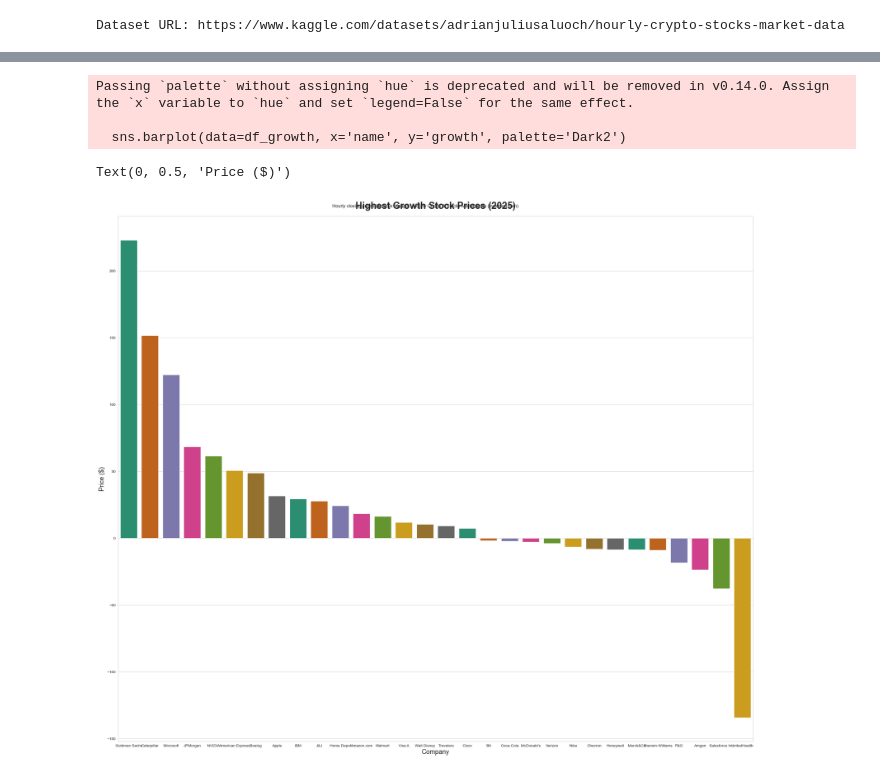
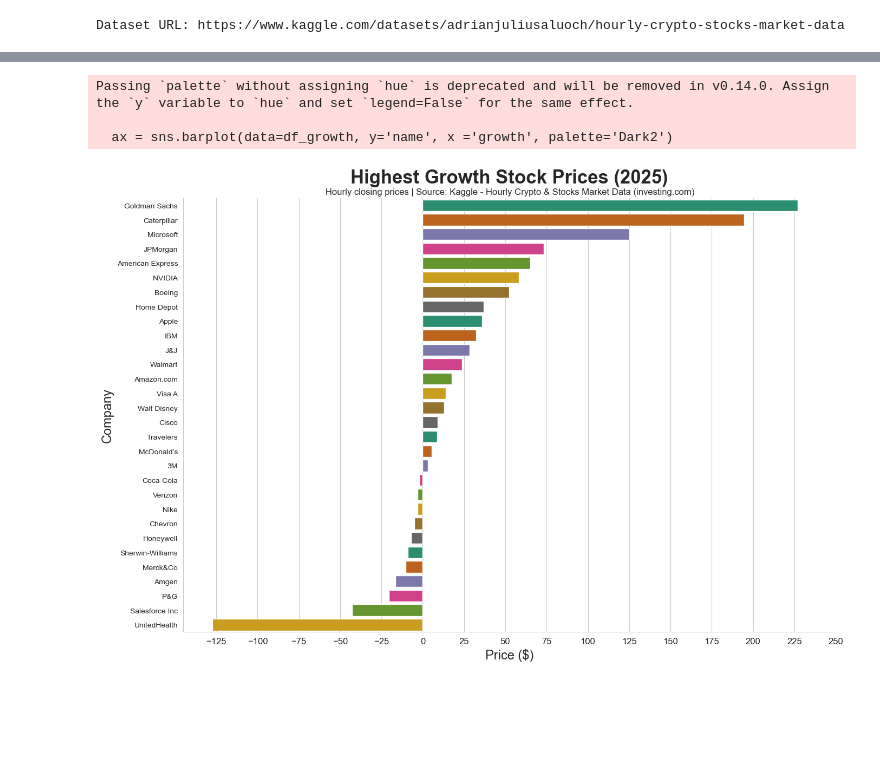
Before and after one commit to Eduard-Pugachov/financial_data_ai, a Jupyter notebook: data_analysis.ipynb, the cells around one changed output, grey strips where cells are left out. Saved outputs shown, nothing was run; the diff lists cells and outputs as text; code cells hidden in the pictures; blank space fills up the shorter version.

```diff
--- a/data_analysis.ipynb
+++ b/data_analysis.ipynb
@@ -142,27 +141,31 @@ plt.show()
 # %%
 #  Visualization #2 - Highest growth stock prices over 2025
 
 df_sorted = df.sort_values(by=['name', 'timestamp'])
 first_close = df_sorted.groupby('name').first()
 last_close = df_sorted.groupby('name').last()
 changes = last_close['last'] - first_close['last']
 changes = changes.sort_values(ascending=False)
 df_growth = changes.reset_index()
 df_growth.columns = ['name', 'growth']
 df_growth
 
 sns.set_style('whitegrid')
 sns.set_palette('Dark2')
-plt.figure(figsize=(30, 25))
-sns.barplot(data=df_growth, x='name', y='growth', palette='Dark2')
-plt.title('Highest Growth Stock Prices (2025)', fontsize=25, weight='bold', pad=20)
-plt.suptitle('Hourly closing prices | Source: Kaggle - Hourly Crypto & Stocks Market Data (investing.com)', fontsize=12, y=0.898)
-plt.xlabel('Company', fontsize = 17)
-plt.ylabel('Price ($)', fontsize = 17)
+plt.figure(figsize=(14, 10))
+ax = sns.barplot(data=df_growth, y='name', x ='growth', palette='Dark2')
+plt.title('Highest Growth Stock Prices (2025)', fontsize=25, weight='bold', pad=20, x = 0.5)
+plt.suptitle('                              Hourly closing prices | Source: Kaggle - Hourly Crypto & Stocks Market Data (investing.com)', fontsize=12, y=0.920, x = 0.5)
+plt.ylabel('Company', fontsize = 17)
+plt.xlabel('Price ($)', fontsize = 17)
+plt.xticks(ticks = [-125, -100, -75, -50, -25, 0, 25, 50, 75, 100, 125, 150, 175, 200, 225, 250], fontsize = 12)
+
+plt.tight_layout(rect=[0, 0.03, 1, 1])
+sns.despine()
+plt.show()
 # %% [output]
-Passing `palette` without assigning `hue` is deprecated and will be removed in v0.14.0. Assign the `x` variable to `hue` and set `legend=False` for the same effect.
+Passing `palette` without assigning `hue` is deprecated and will be removed in v0.14.0. Assign the `y` variable to `hue` and set `legend=False` for the same effect.
 
-  sns.barplot(data=df_growth, x='name', y='growth', palette='Dark2')
+  ax = sns.barplot(data=df_growth, y='name', x ='growth', palette='Dark2')
-Text(0, 0.5, 'Price ($)')
-[figure, old version]
+[figure, new version]
 # %%
```
Also changed, not shown: parts of 7 cells of this notebook.
